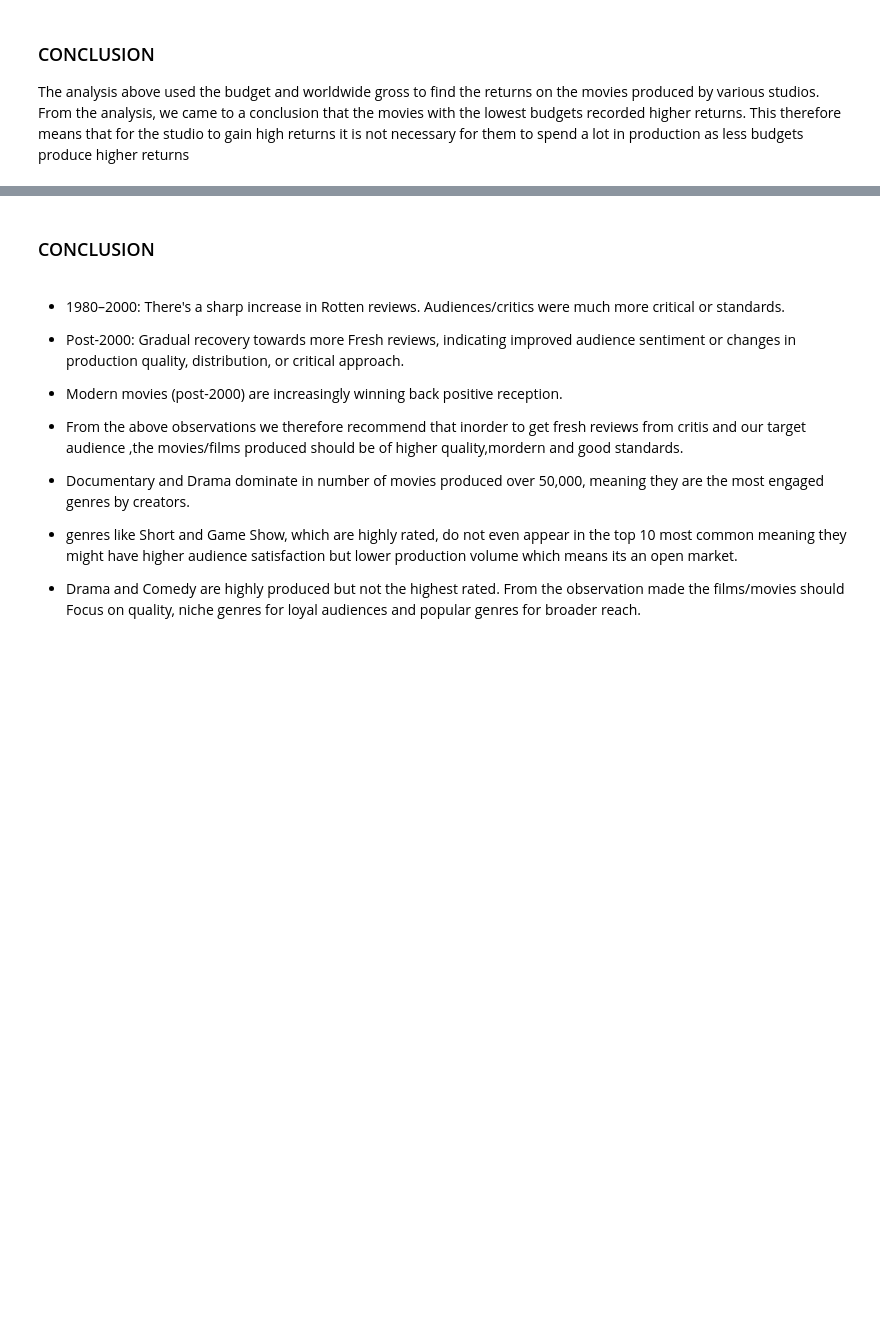
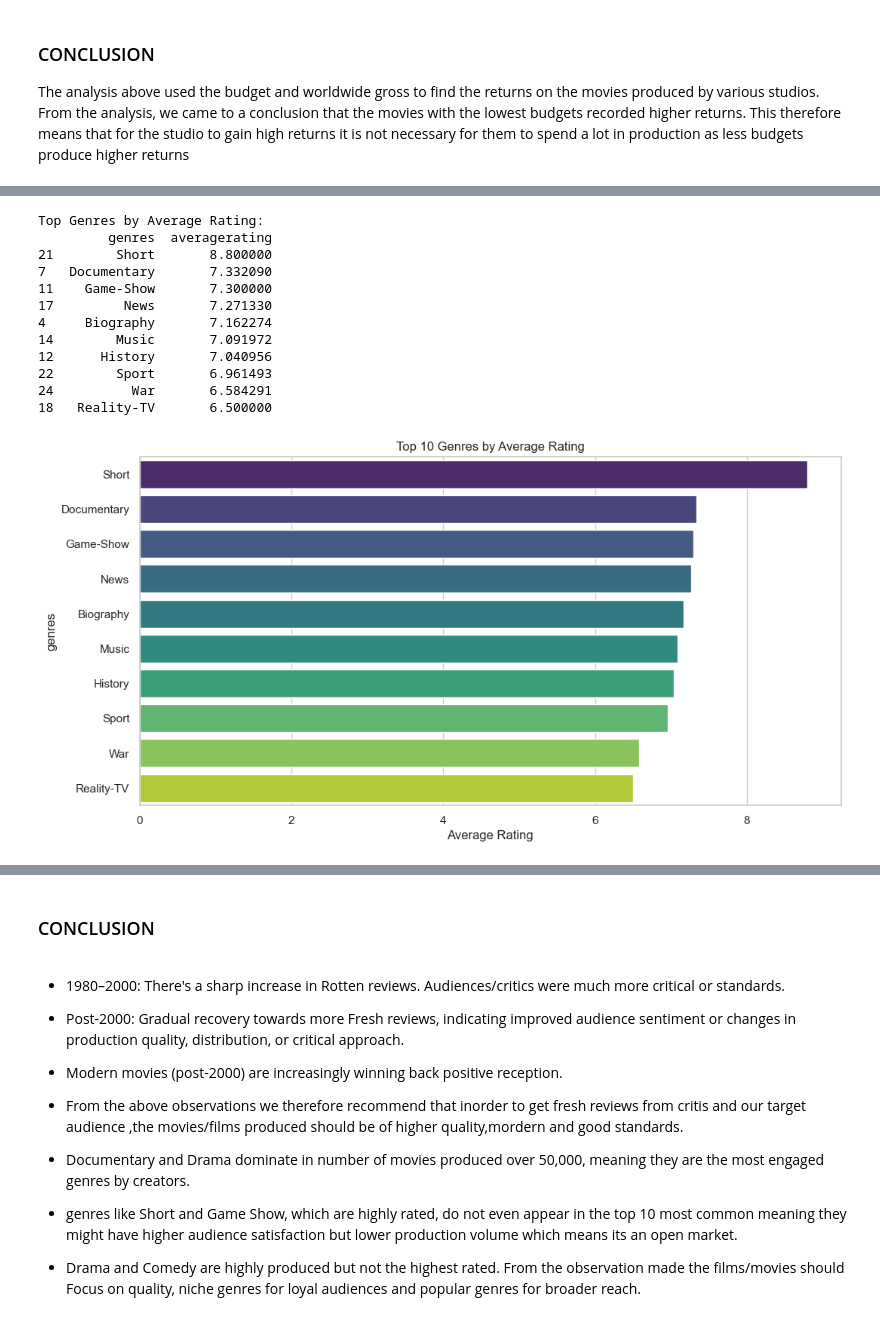
Before and after one commit to Godfrey-249/Phase-2-Project, a Jupyter notebook: Index.ipynb, the cells around one changed output, grey strips where cells are left out. Drawn from its saved outputs; the diff is of its cells as text; code cells hidden in the pictures; blank space fills up the shorter version.

```diff
--- a/Index.ipynb
+++ b/Index.ipynb
@@ -588,3 +588,41 @@ plt.show()
+# %%
+# Load necessary tables into pandas DataFrames
+movie_basics_genre = pd.read_sql_query("SELECT movie_id, primary_title, genres FROM movie_basics", conn)
+movie_ratings_genre = pd.read_sql_query("SELECT movie_id, averagerating FROM movie_ratings", conn)
+# Merge movie_basics and movie_ratings on 'movie_id'
+movies = pd.merge(movie_basics_genre, movie_ratings_genre, on='movie_id')
+
+# Split genres and explode the DataFrame
+movies['genres'] = movies['genres'].str.split(',')
+movies_exploded = movies.explode('genres')
+
+# Calculate average rating per genre
+genre_ratings = movies_exploded.groupby('genres')['averagerating'].mean().reset_index()
+genre_ratings =genre_ratings.sort_values(by='averagerating', ascending=False)
+
+print("Top Genres by Average Rating:")
+print(genre_ratings.head(10))
+
+plt.figure(figsize=(12, 6))
+sns.barplot(x='averagerating', y='genres',hue = 'genres',data=genre_ratings.head(10), palette='viridis')
+plt.title('Top 10 Genres by Average Rating')
+plt.xlabel('Average Rating')
+plt.ylabel('genres')
+plt.show()
+# %% [output]
+Top Genres by Average Rating:
+         genres  averagerating
+21        Short       8.800000
+7   Documentary       7.332090
+11    Game-Show       7.300000
+17         News       7.271330
+4     Biography       7.162274
+14        Music       7.091972
+12      History       7.040956
+22        Sport       6.961493
+24          War       6.584291
+18   Reality-TV       6.500000
+[figure, added]
 # %%
 df_Imdb['genres'] = df_Imdb['genres'].str.split(',')
 movie_basics_exploded = df_Imdb.explode('genres')
```
Also changed, not shown: parts of 10 cells of this notebook, 1 other file.
